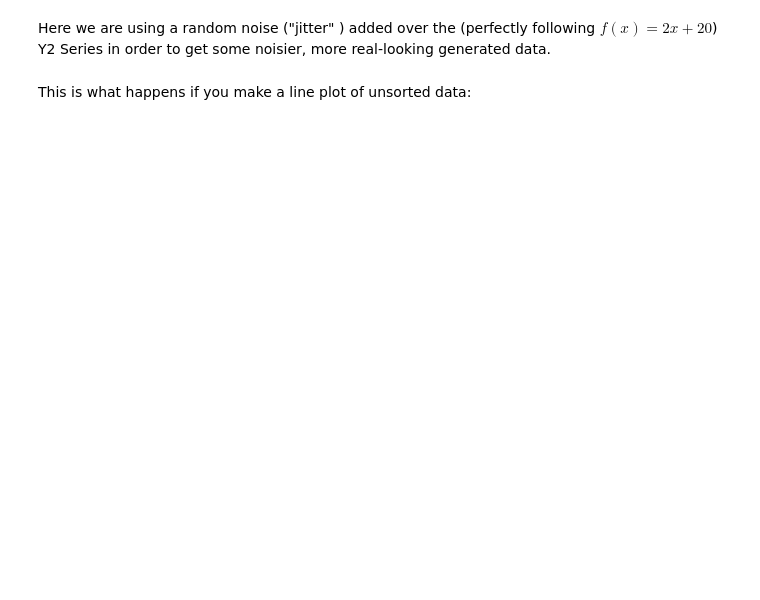
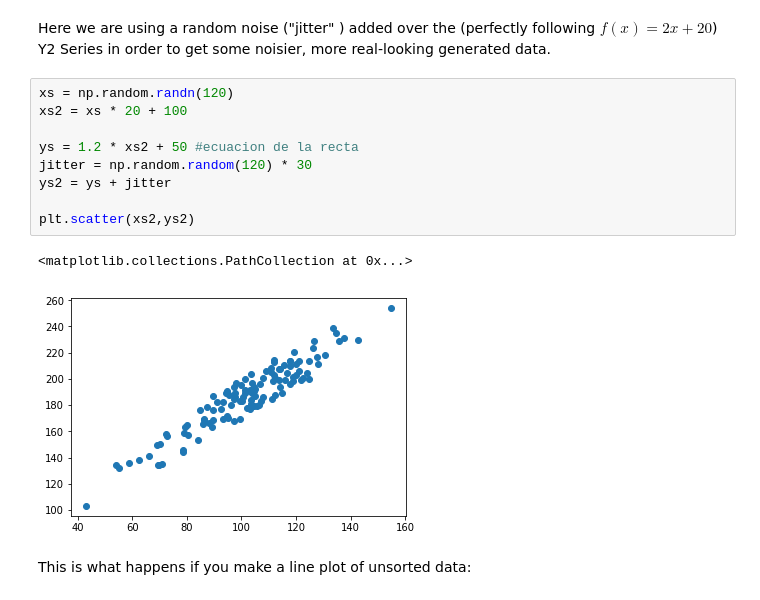
Before and after one commit to toniet/ClasesMaster, a Jupyter notebook: Python/06-visualization-I.empty.ipynb, the cells around one changed output. Cells and saved outputs as stored; diff of their text form; blank space fills up the shorter version.

```diff
--- a/Python/06-visualization-I.empty.ipynb
+++ b/Python/06-visualization-I.empty.ipynb
@@ -36,5 +63,17 @@ Between -7 and 7
 # %% [markdown]
 Here we are using a random noise ("jitter"
 ) added over the (perfectly following $f(x) = 2x + 20$) Y2 Series in order to get some noisier, more real-looking generated data.
+# %%
+xs = np.random.randn(120)
+xs2 = xs * 20 + 100
+
+ys = 1.2 * xs2 + 50 #ecuacion de la recta
+jitter = np.random.random(120) * 30
+ys2 = ys + jitter
+
+plt.scatter(xs2,ys2)
+# %% [output]
+<matplotlib.collections.PathCollection at 0x...>
+[figure, added]
 # %% [markdown]
 This is what happens if you make a line plot of unsorted data:
```
Also changed, not shown: parts of 77 cells of this notebook.
